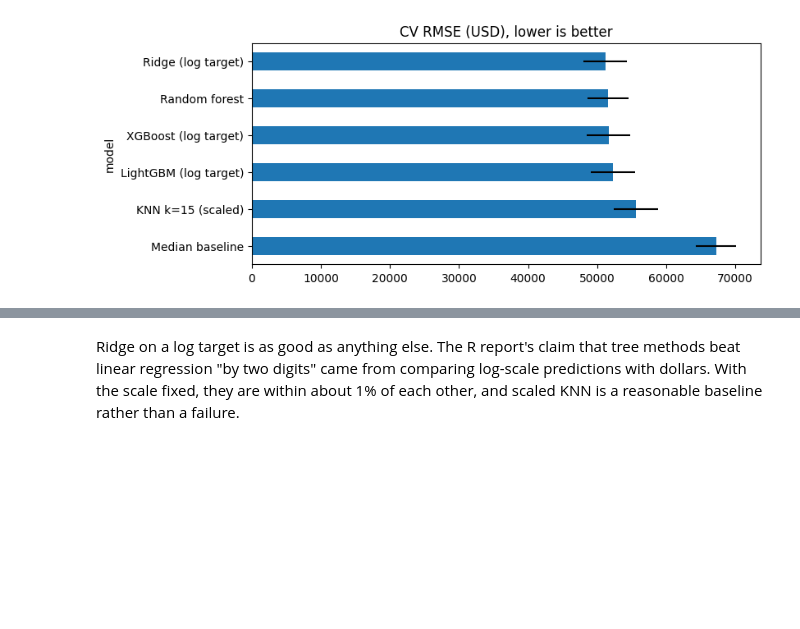
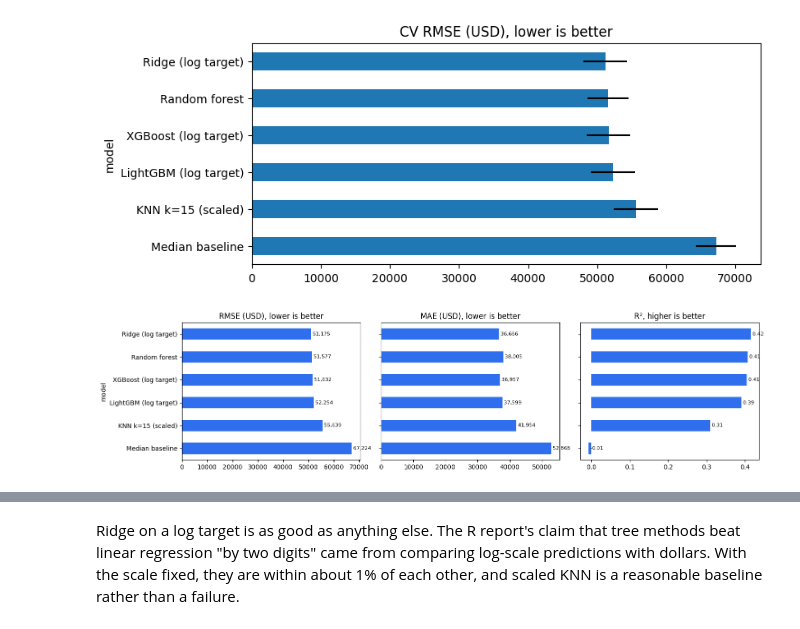
Before and after one commit to nicholasaxl/Salary-Prediction-ML-131, a Jupyter notebook: salary_analysis.ipynb, the cells around one changed output, grey strips where cells are left out. Drawn from its saved outputs; the diff is of its cells as text; code cells hidden in the pictures; blank space fills up the shorter version.

```diff
--- a/salary_analysis.ipynb
+++ b/salary_analysis.ipynb
@@ -60,3 +66,12 @@ d['rmse'].plot.barh(xerr=d['rmse_sd'], figsize=(8,3.5), title='CV RMSE (USD), lo
 | KNN k=15 (scaled) | 55,639.393 | 3,179.596 | 41,953.520 | 0.310 |
 | Median baseline | 67,224.093 | 2,904.889 | 52,868.005 | -0.007 |
 [figure]
+# %%
+fig, ax = plt.subplots(1, 3, figsize=(15, 3.8), sharey=True)
+order = d.index.tolist()
+for a, (col, title) in zip(ax, [('rmse', 'RMSE (USD), lower is better'), ('mae', 'MAE (USD), lower is better'), ('r2', 'R², higher is better')]):
+    d[col].loc[order].plot.barh(ax=a, title=title, color='#2f6fed'); a.invert_yaxis()
+    for i, v in enumerate(d[col].loc[order]): a.text(v, i, f' {v:,.0f}' if col != 'r2' else f' {v:.2f}', va='center', fontsize=8)
+plt.tight_layout()
+# %% [output]
+[figure, added]
```
Also changed, not shown: parts of 7 cells of this notebook, 1 other file.
